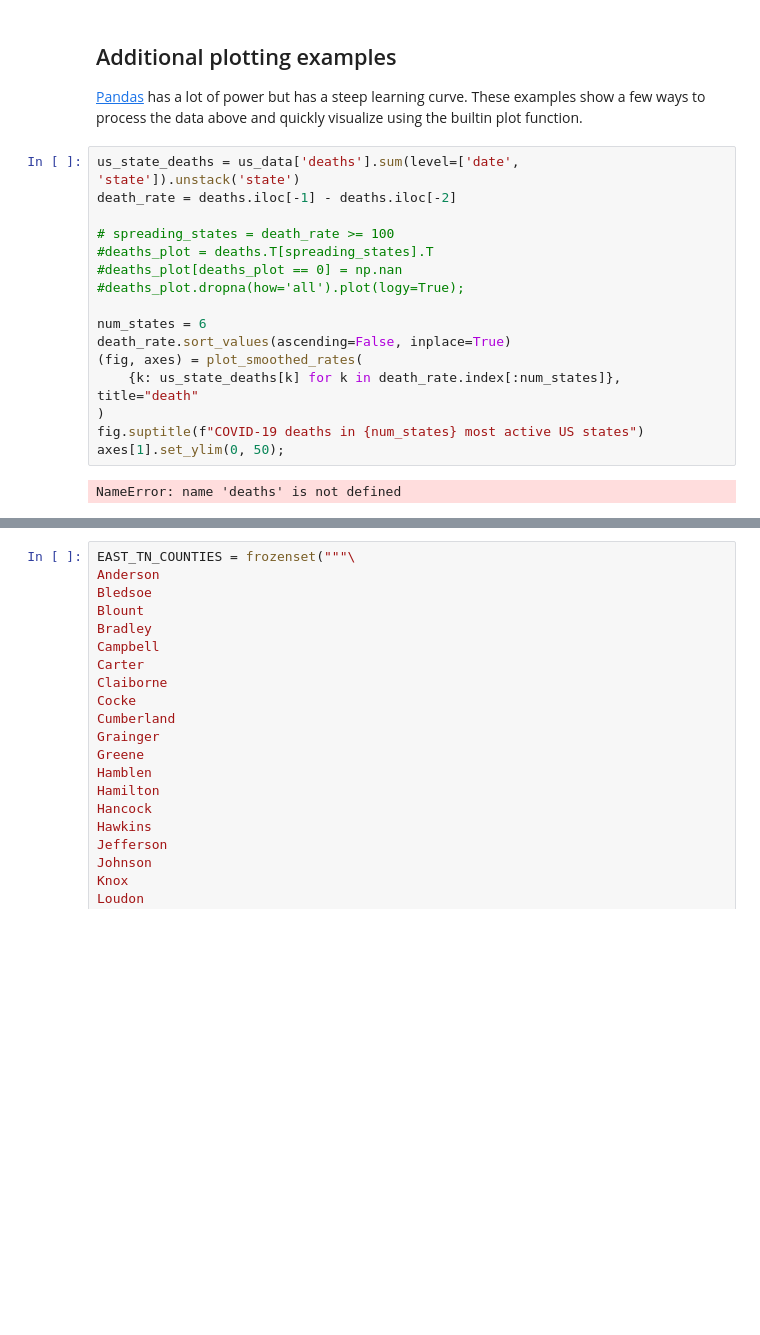
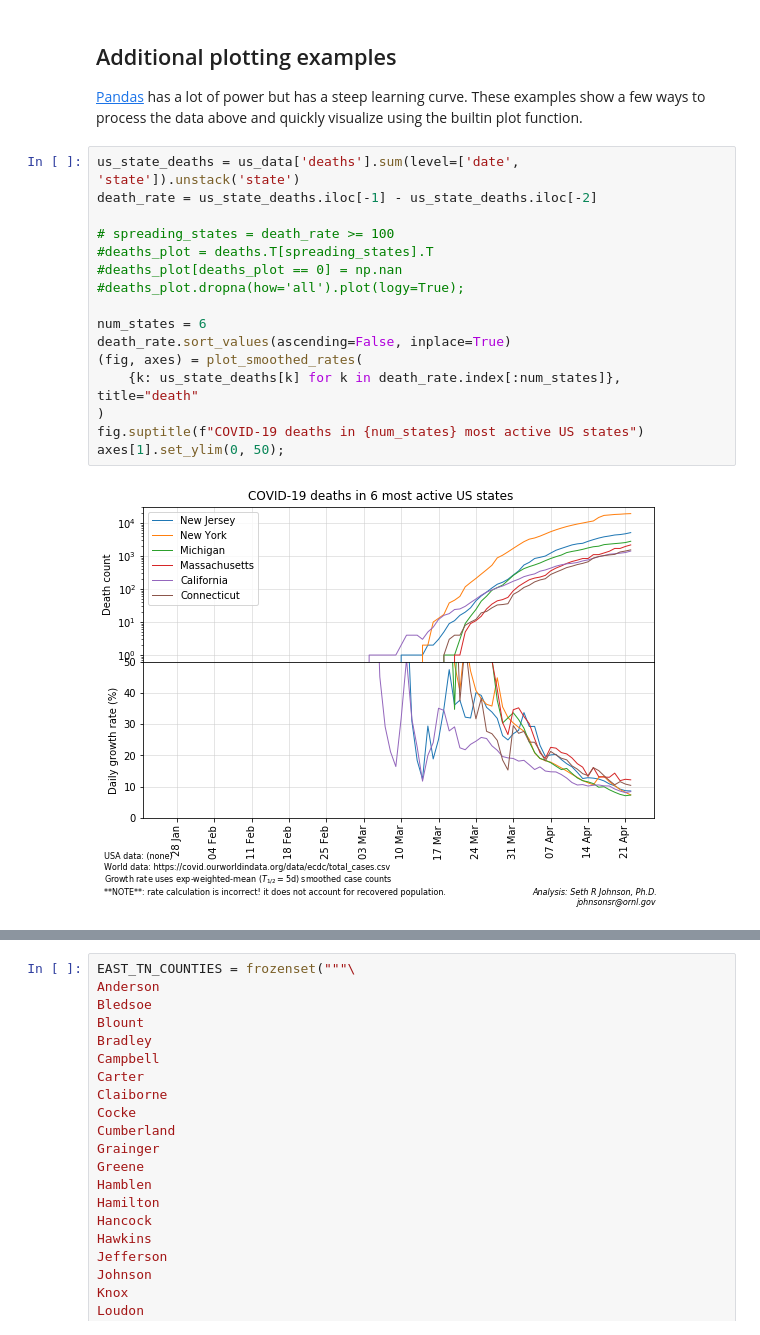
Before and after one commit to ragusa/covid-19-analysis, a Jupyter notebook: cases.ipynb, the cells around one changed output, grey strips where cells are left out. Cells and saved outputs as stored; diff of their text form; blank space fills up the shorter version.

```diff
--- a/cases.ipynb
+++ b/cases.ipynb
@@ -286,22 +290,22 @@ axes[1].set_ylim(0, 50);
 [Pandas](https://pandas.pydata.org) has a lot of power but has a steep learning curve. These examples show a few ways to process the data above and quickly visualize using the builtin plot function.
 # %%
 us_state_deaths = us_data['deaths'].sum(level=['date', 'state']).unstack('state')
-death_rate = deaths.iloc[-1] - deaths.iloc[-2]
+death_rate = us_state_deaths.iloc[-1] - us_state_deaths.iloc[-2]
 
 # spreading_states = death_rate >= 100
 #deaths_plot = deaths.T[spreading_states].T
 #deaths_plot[deaths_plot == 0] = np.nan
 #deaths_plot.dropna(how='all').plot(logy=True);
 
 num_states = 6
 death_rate.sort_values(ascending=False, inplace=True)
 (fig, axes) = plot_smoothed_rates(
     {k: us_state_deaths[k] for k in death_rate.index[:num_states]}, title="death"
 )
 fig.suptitle(f"COVID-19 deaths in {num_states} most active US states")
 axes[1].set_ylim(0, 50);
 # %% [output]
-NameError: name 'deaths' is not defined
+[figure, added]
 # %%
 # Select Tennessee cases and make a table of date vs county
 tenn_by_county = us_data['cases'].xs('Tennessee', level="state").unstack('county')
```
Also changed, not shown: parts of 10 cells of this notebook, 8 other files.
